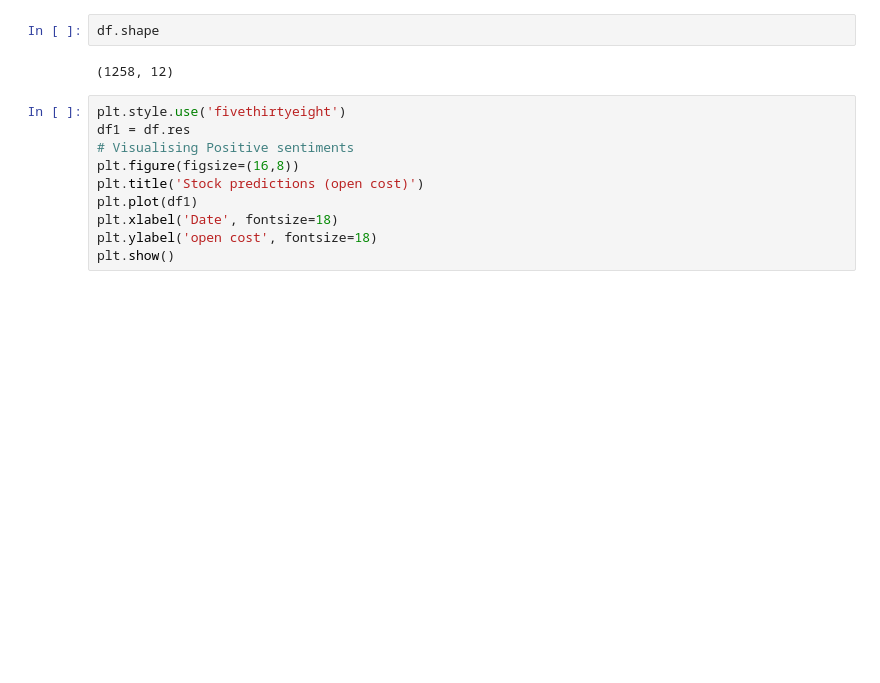
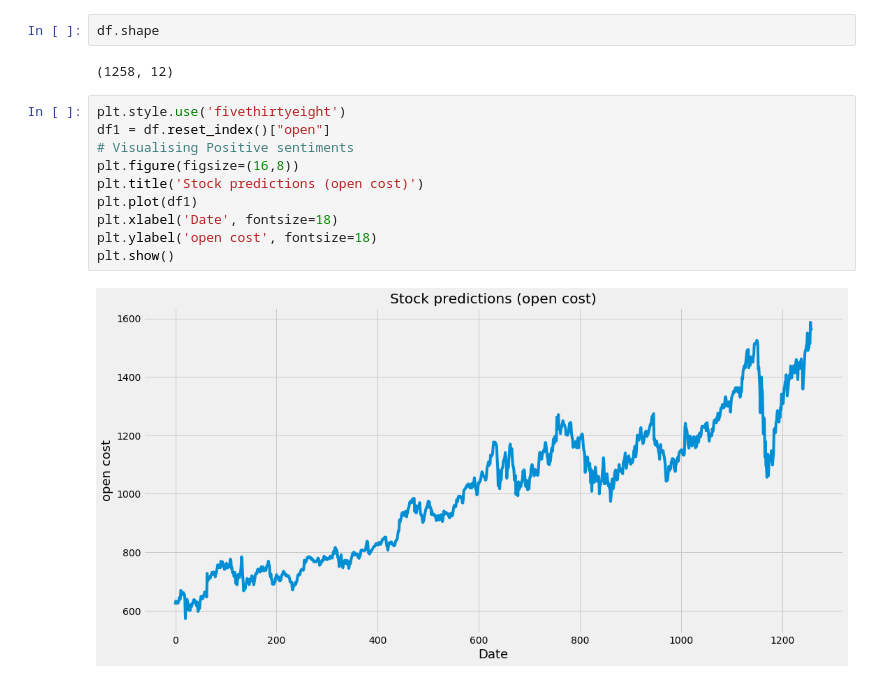
Before and after one commit to abhaydhiman/stock_predictions, a Jupyter notebook: Untitled.ipynb, the cells around one changed output. Saved outputs shown, nothing was run; the diff lists cells and outputs as text; blank space fills up the shorter version.

```diff
--- a/Untitled.ipynb
+++ b/Untitled.ipynb
@@ -36,11 +36,13 @@ df.shape
 (1258, 12)
 # %%
 plt.style.use('fivethirtyeight')
-df1 = df.res
+df1 = df.reset_index()["open"]
 # Visualising Positive sentiments
 plt.figure(figsize=(16,8))
 plt.title('Stock predictions (open cost)')
 plt.plot(df1)
 plt.xlabel('Date', fontsize=18)
 plt.ylabel('open cost', fontsize=18)
 plt.show()
+# %% [output]
+[figure, added]
```
